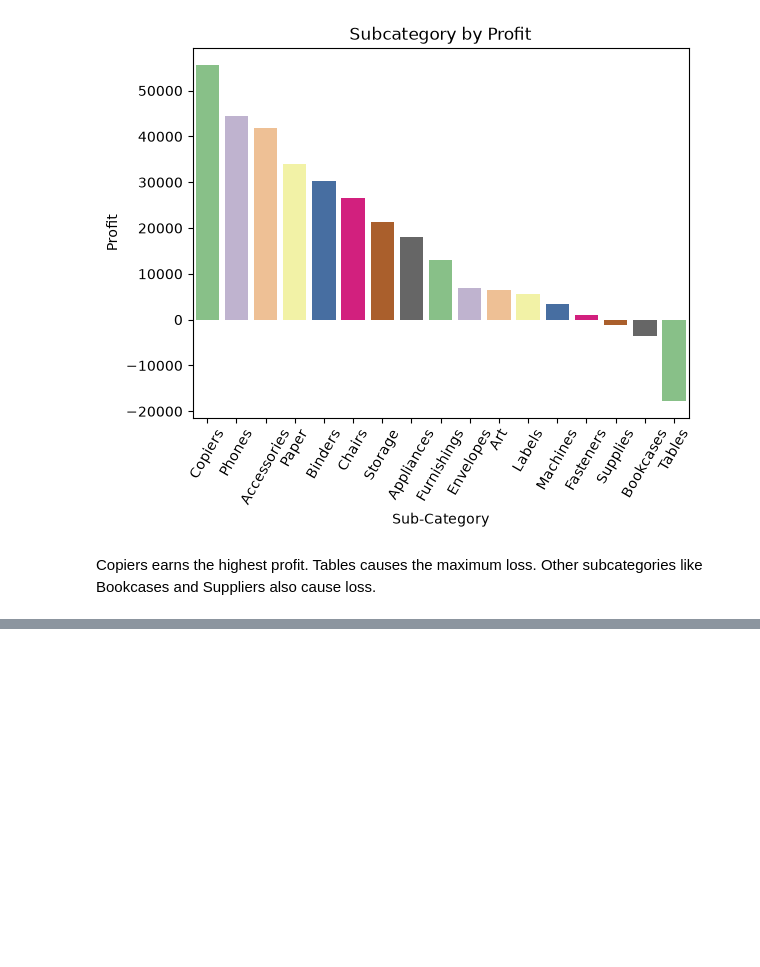
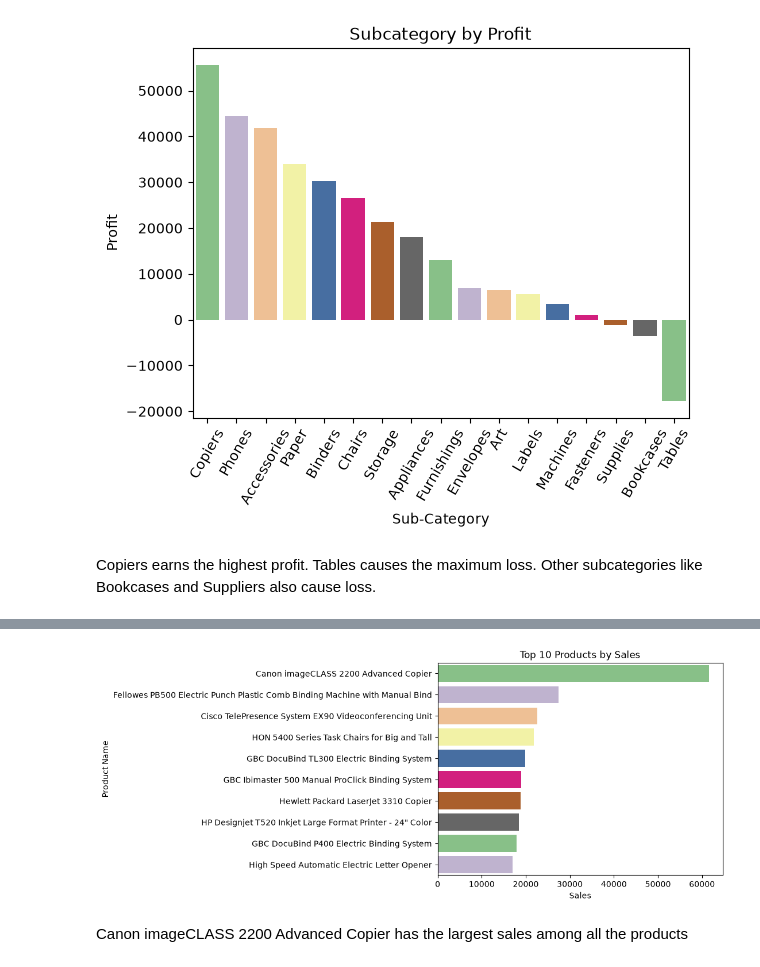
Before and after one commit to vaishnaviniwalkar/Superstore_Sales_Analysis, a Jupyter notebook: notebook/analysis.ipynb, the cells around one changed output, grey strips where cells are left out. Saved outputs shown, nothing was run; the diff lists cells and outputs as text; code cells hidden in the pictures; blank space fills up the shorter version.

Commit message:
top 10 products analysed

```diff
--- a/notebook/analysis.ipynb
+++ b/notebook/analysis.ipynb
@@ -428,3 +428,6 @@ plt.show()
 [figure]
 # %% [markdown]
 Copiers earns the highest profit. Tables causes the maximum loss. Other subcategories like Bookcases and Suppliers also cause loss.
+# %%
+top_sales_product = df.groupby('Product Name')['Sales'].sum().sort_values(ascending=False).head(10)
+top_sales_product
@@ -430,0 +447,9 @@ Copiers earns the highest profit. Tables causes the maximum loss. Other subcateg
+# %%
+sns.barplot(x='Sales', y='Product Name', data=top_sales_product.reset_index(), hue='Product Name', palette='Accent', orient='h')
+plt.title('Top 10 Products by Sales')
+
+plt.show()
+# %% [output]
+[figure, added]
+# %% [markdown]
+Canon imageCLASS 2200 Advanced Copier has the largest sales among all the products
```
Also changed, not shown: parts of 4 cells of this notebook.
